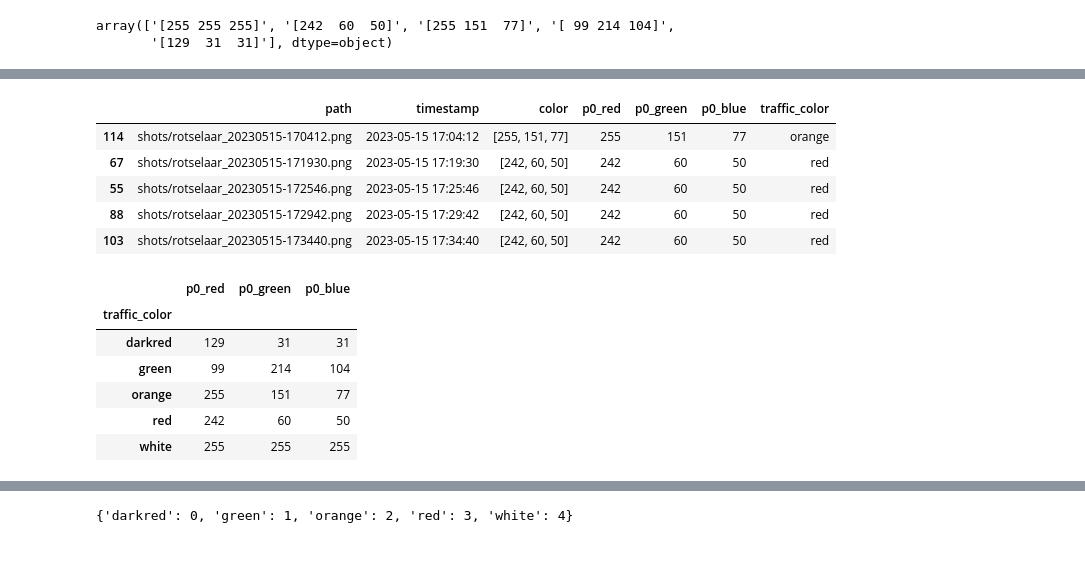
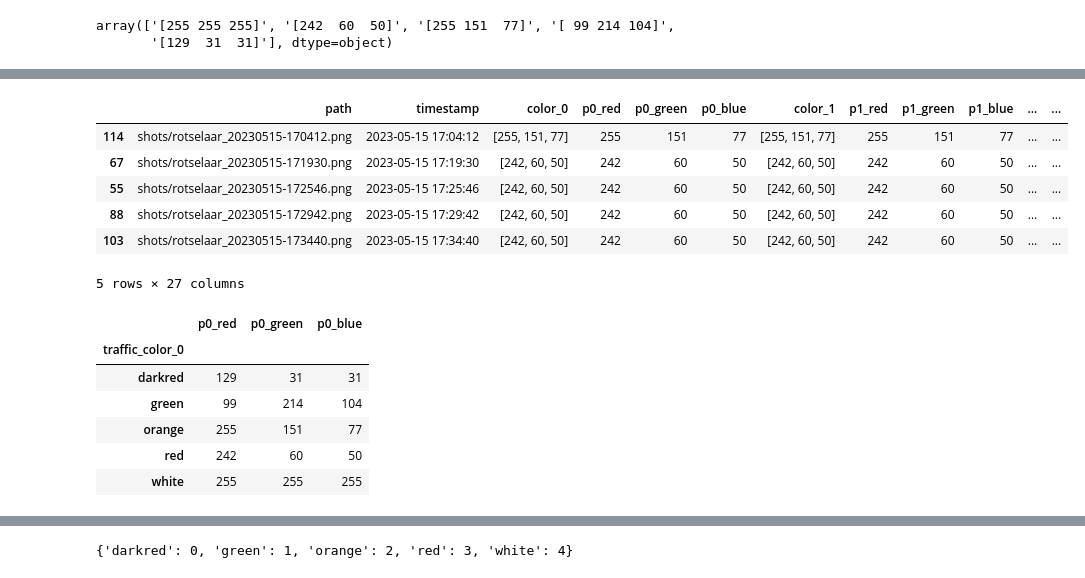
Before and after one commit to datarootsio/filedrukte_Craeybeckxlaan, a Jupyter notebook: calc_length.ipynb, the cells around one changed output, grey strips where cells are left out. Saved outputs shown, nothing was run; the diff lists cells and outputs as text; code cells hidden in the pictures.

```diff
--- a/calc_length.ipynb
+++ b/calc_length.ipynb
@@ -142,16 +142,27 @@ assert url_image_dir.exists()
 from datetime import datetime
 import pandas as pd
 import re
+# %%
+points = [(597, 378), # Vijfde Linie straat aankomen uit ZW dicths bij kruispunt
+          (587, 386),
+          (561, 409),
+          (488, 462),
+          (442, 478)
+]
 # %%
-data = []
+rows = []
 for p in url_image_dir.glob("rotselaar_*.png"):
     print (p.stem)
     timestamp = datetime.strptime(p.stem, "rotselaar_%Y%m%d-%H%M%S")
     print(timestamp)
     screenshot = cv2.cvtColor(cv2.imread(p.as_posix()), cv2.COLOR_BGR2RGB)
-    color = screenshot[378, 597]
-    print(color)
-    data.append((p, timestamp, color, color[0], color[1], color[2]))
+    colors = ()
+    for point in points:
+        color = screenshot[point[1], point[0]]
+        print(color)
+        colors += (color, color[0], color[1], color[2])
+    row = (p, timestamp) + colors
+    rows.append(row)
 # %% [output]
 rotselaar_20230516-011517
 2023-05-16 01:15:17
@@ -176,0 +184,5 @@ color[0]
+# %%
+all_columns = ["path", "timestamp"]
+for i,p in enumerate(points):
+    all_columns.extend((f"color_{i}", f"p{i}_red", f"p{i}_green", f"p{i}_blue"))
+all_columns
@@ -177,4 +207,4 @@ color[0]
 # %%
-df = pd.DataFrame(data, columns=["path", "timestamp", "color", "p0_red", "p0_green", "p0_blue"])
+df = pd.DataFrame(rows, columns=all_columns)
 df.head()
 # %% [output]
@@ -234,20 +275,22 @@ p0_blue               uint8
 dtype: object
 # %%
-df["traffic_color"] = df["color"].astype(str).map(color_map)
+for i, p in enumerate(points):
+    df[f"traffic_color_{i}"] = df[f"color_{i}"].astype(str).map(color_map)
 df.sort_values(by="timestamp").head()
 # %% [output]
-|  | path | timestamp | color | p0_red | p0_green | p0_blue | traffic_color |
-| 114 | shots/rotselaar_20230515-170412.png | 2023-05-15 17:04:12 | [255, 151, 77] | 255 | 151 | 77 | orange |
-| 67 | shots/rotselaar_20230515-171930.png | 2023-05-15 17:19:30 | [242, 60, 50] | 242 | 60 | 50 | red |
-| 55 | shots/rotselaar_20230515-172546.png | 2023-05-15 17:25:46 | [242, 60, 50] | 242 | 60 | 50 | red |
-| 88 | shots/rotselaar_20230515-172942.png | 2023-05-15 17:29:42 | [242, 60, 50] | 242 | 60 | 50 | red |
-| 103 | shots/rotselaar_20230515-173440.png | 2023-05-15 17:34:40 | [242, 60, 50] | 242 | 60 | 50 | red |
+|  | path | timestamp | color_0 | p0_red | p0_green | p0_blue | color_1 | p1_red | p1_green | p1_blue | ... | ... |
+| 114 | shots/rotselaar_20230515-170412.png | 2023-05-15 17:04:12 | [255, 151, 77] | 255 | 151 | 77 | [255, 151, 77] | 255 | 151 | 77 | ... | ... |
+| 67 | shots/rotselaar_20230515-171930.png | 2023-05-15 17:19:30 | [242, 60, 50] | 242 | 60 | 50 | [242, 60, 50] | 242 | 60 | 50 | ... | ... |
+| 55 | shots/rotselaar_20230515-172546.png | 2023-05-15 17:25:46 | [242, 60, 50] | 242 | 60 | 50 | [242, 60, 50] | 242 | 60 | 50 | ... | ... |
+| 88 | shots/rotselaar_20230515-172942.png | 2023-05-15 17:29:42 | [242, 60, 50] | 242 | 60 | 50 | [242, 60, 50] | 242 | 60 | 50 | ... | ... |
+| 103 | shots/rotselaar_20230515-173440.png | 2023-05-15 17:34:40 | [242, 60, 50] | 242 | 60 | 50 | [242, 60, 50] | 242 | 60 | 50 | ... | ... |
+5 rows × 27 columns
 # %%
-df_all_colors = df.groupby("traffic_color").agg({"p0_red": "first", "p0_green": "first", "p0_blue": "first",})
+df_all_colors = df.groupby("traffic_color_0").agg({"p0_red": "first", "p0_green": "first", "p0_blue": "first",})
 df_all_colors
 # %% [output]
 |  | p0_red | p0_green | p0_blue |
-| traffic_color |  |  |  |
+| traffic_color_0 |  |  |  |
 | darkred | 129 | 31 | 31 |
 | green | 99 | 214 | 104 |
 | orange | 255 | 151 | 77 |
```
Also changed, not shown: parts of 17 cells of this notebook.
